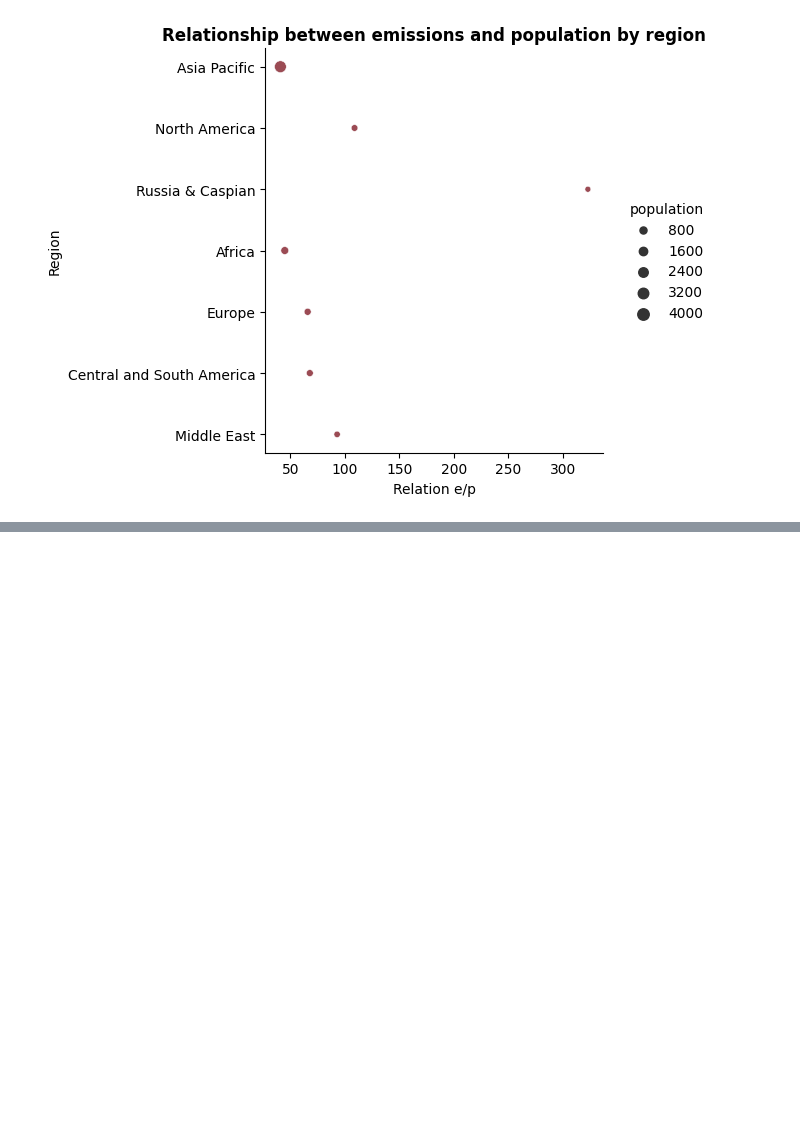
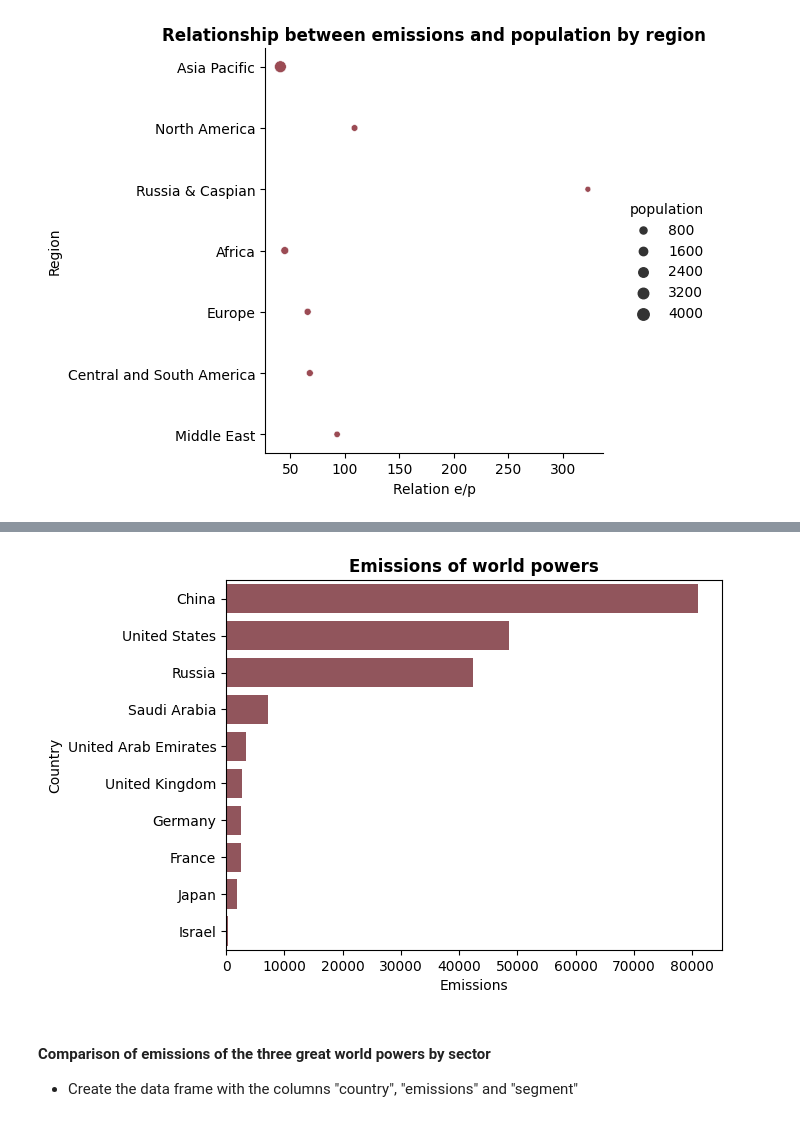
Before and after one commit to William-CCS96/matplotlib_seaborn_libraries_global_methane_emissions, a Jupyter notebook: notebooks/0_0_matplotlib_seaborn-libraries_global_methane_emissions.ipynb, the cells around one changed output, grey strips where cells are left out. Drawn from its saved outputs; the diff is of its cells as text; code cells hidden in the pictures; blank space fills up the shorter version.

```diff
--- a/notebooks/0_0_matplotlib_seaborn-libraries_global_methane_emissions.ipynb
+++ b/notebooks/0_0_matplotlib_seaborn-libraries_global_methane_emissions.ipynb
@@ -311,0 +286,5 @@ sns.barplot(data=df_us_chi_rus_emmision, x="emissions",y="country", hue="segment
+# %%
+columns_world_powers=["country", "emissions"]
+df_world_powers = df_copy_emissions[columns_world_powers]
+df_world_powers = df_world_powers.groupby(["country"]).sum().reset_index().sort_values(by="emissions", ascending=False)
+df_world_powers.head()
@@ -311,0 +301,4 @@ sns.barplot(data=df_us_chi_rus_emmision, x="emissions",y="country", hue="segment
+# %%
+world_powers=["United States", "Russia", "China", "Germany", "United Kingdom", "France", "Japan", "Israel", "Saudi Arabia", "United Arab Emirates"]
+df_world_powers = df_world_powers[df_world_powers["country"].str.contains('|'.join(world_powers), case=False)].sort_values(by="emissions", ascending=False)
+df_world_powers
@@ -311,0 +317,11 @@ sns.barplot(data=df_us_chi_rus_emmision, x="emissions",y="country", hue="segment
+# %%
+sns.barplot(data=df_world_powers, x="emissions", y="country", errorbar=None, color="#9b4b54");
+plt.xlabel("Emissions")
+plt.ylabel("Country")
+plt.title("Emissions of world powers", fontweight="bold")
+plt.show();
+# %% [output]
+[figure, added]
+# %% [markdown]
+#### Comparison of emissions of the three great world powers by sector
+* Create the data frame with the columns "country", "emissions" and "segment"
```
Also changed, not shown: parts of 59 cells of this notebook, 2 other files.
